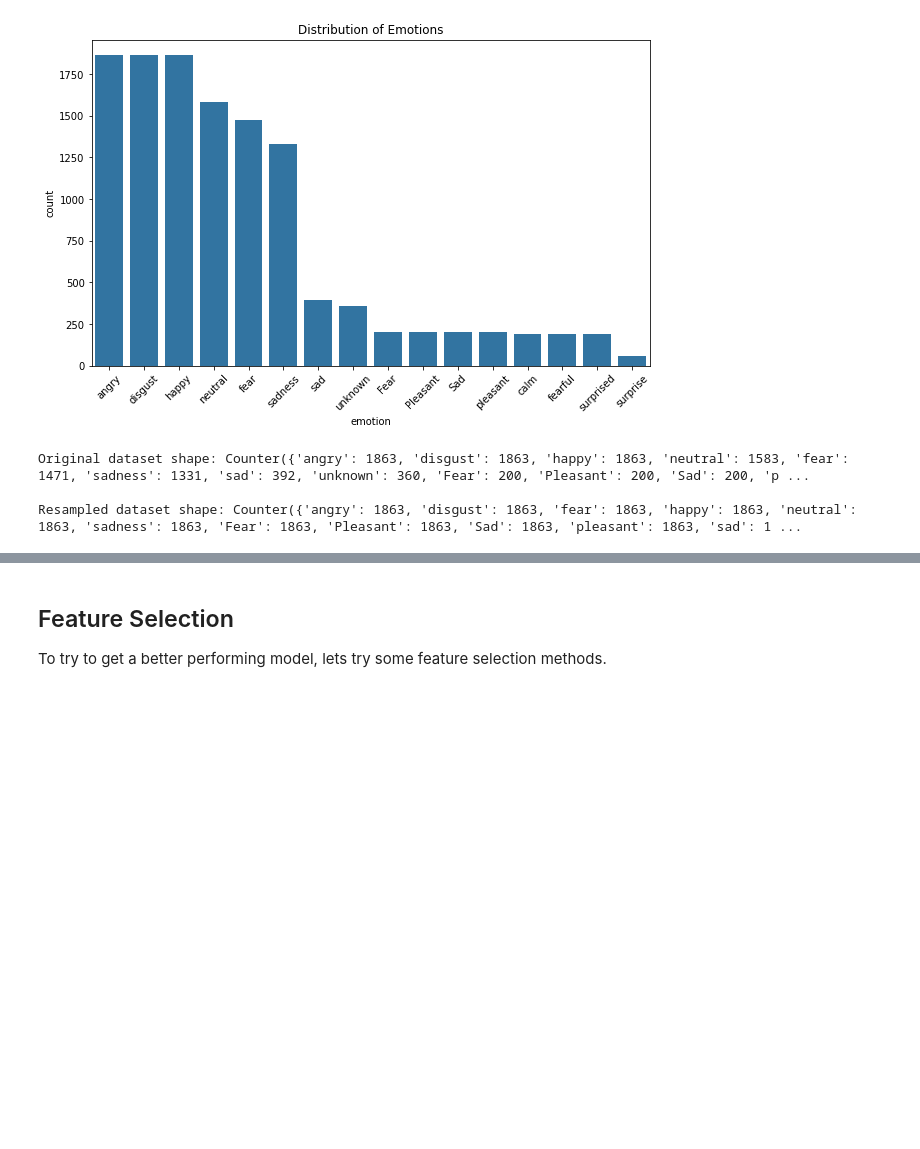
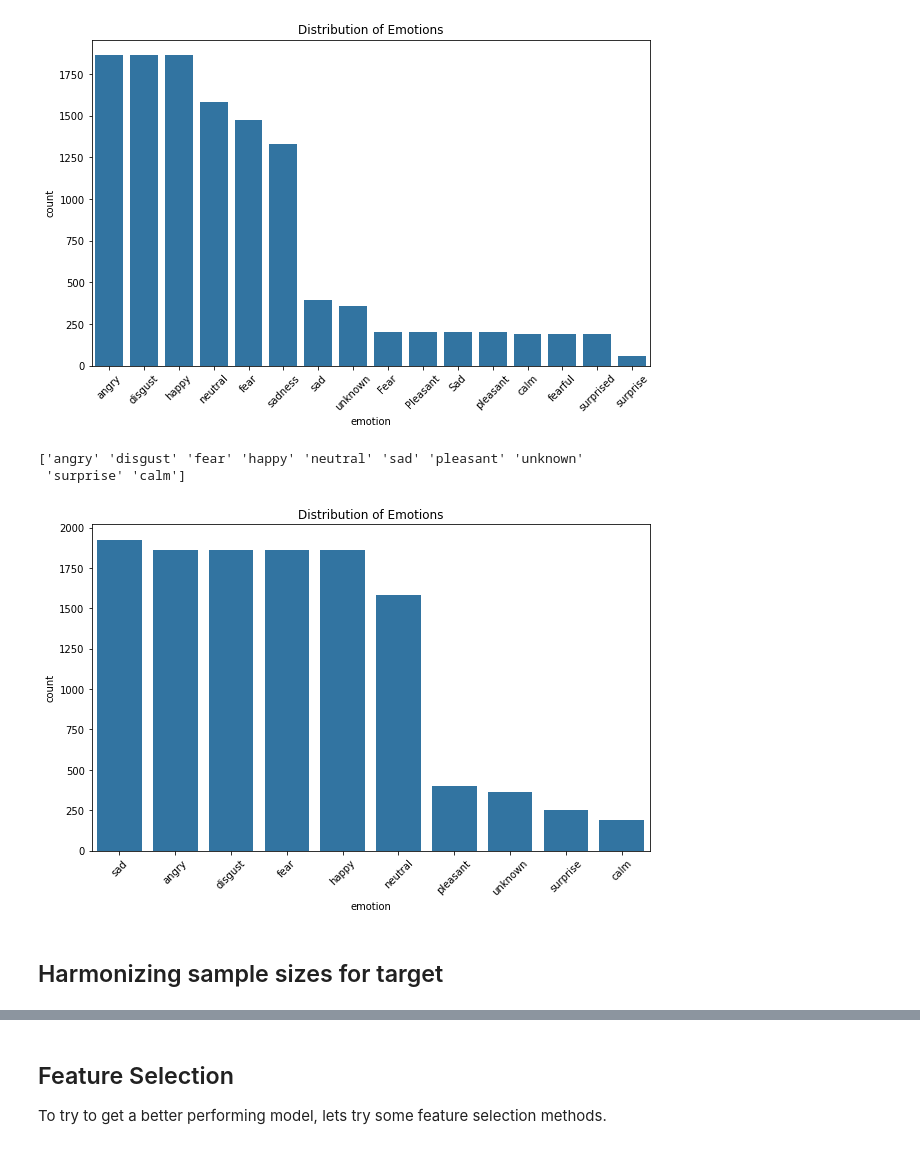
Before and after one commit to woodenikki/detecting-emotion-in-voice, a Jupyter notebook: notebook.ipynb, the cells around one changed output, grey strips where cells are left out. Saved outputs shown, nothing was run; the diff lists cells and outputs as text; code cells hidden in the pictures; blank space fills up the shorter version.

Commit message:
harmonize dataset to represent all target values equally

```diff
--- a/notebook.ipynb
+++ b/notebook.ipynb
@@ -454,6 +465,8 @@ clean_data['chroma'] = merged_data['chroma'].apply(lambda x: np.mean(x) if isins
 clean_data['zero_crossing_rate'] = merged_data['zero_crossing_rate'].apply(lambda x: x[0] if isinstance(x, (list, np.ndarray)) and len(x) > 0 else np.nan)
 clean_data['rms'] = merged_data['rms'].apply(lambda x: x[0] if isinstance(x, (list, np.ndarray)) and len(x) > 0 else np.nan)
 clean_data['pitch'] = merged_data['pitch']  # Directly store the existing value
+clean_data['path'] = merged_data['path']
+clean_data['filename'] = merged_data['filename']
 
 # Add the emotion column
 clean_data['emotion'] = merged_data['emotion']
@@ -506,20 +513,40 @@ plt.show()
 # Lets try using the SMOTE technique (Synthetic Minority Over-sampling):
 # %% [output]
 [figure]
-# %%
-# Initialize SMOTE
-smote = SMOTE(random_state=42)
-
-# Apply SMOTE to the training data
-smote = SMOTE(random_state=42)
-X_smote, y_smote = smote.fit_resample(X, y)
-
-# Verify the new distribution of the training data
-from collections import Counter
-print("Original dataset shape:", Counter(y))
-print()
-print("Resampled dataset shape:", Counter(y_smote))
-# %% [output]
-Original dataset shape: Counter({'angry': 1863, 'disgust': 1863, 'happy': 1863, 'neutral': 1583, 'fear': 1471, 'sadness': 1331, 'sad': 392, 'unknown': 360, 'Fear': 200, 'Pleasant': 200, 'Sad': 200, 'p ...
-
-Resampled dataset shape: Counter({'angry': 1863, 'disgust': 1863, 'fear': 1863, 'happy': 1863, 'neutral': 1863, 'sadness': 1863, 'Fear': 1863, 'Pleasant': 1863, 'Sad': 1863, 'pleasant': 1863, 'sad': 1 ...
+# %%
+# Lets combine columns that should be the same, such as 'Sad', 'sad', and 'sadness':
+
+clean_data['emotion'] = clean_data['emotion'].str.lower()  # Convert to lowercase
+
+# Replace specific values
+clean_data['emotion'] = clean_data['emotion'].replace({
+    'surprised': 'surprise',  # Change 'surprised' to 'surprise'
+    'sadness': 'sad',          # Combine 'sadness', 'sad', 'Sad' to 'sad'
+    'sad': 'sad',
+    'sadness': 'sad',
+    'pleasant': 'pleasant',
+    'fear': 'fear',
+    'fearful': 'fear',
+    'unknown': 'unknown',  # Optionally handle 'unknown' if desired
+})
+
+# Check unique values after standardization
+unique_emotions = clean_data['emotion'].unique()
+print(unique_emotions)
+# %% [output]
+['angry' 'disgust' 'fear' 'happy' 'neutral' 'sad' 'pleasant' 'unknown'
+ 'surprise' 'calm']
+# %%
+plt.figure(figsize=(10, 6))
+sns.countplot(data=clean_data, x='emotion', order=clean_data['emotion'].value_counts().index)
+plt.title('Distribution of Emotions')
+plt.xticks(rotation=45)
+plt.show()
+
+# this chart shows some a significant imbalance in the dataset.
+# lets reduce the higher classes like sad, angry, dusgust and so on to 1500,
+# then use SMOTE for underrepresented classes, bringing them also to 1500.
+# %% [output]
+[figure, added]
+# %% [markdown]
+## Harmonizing sample sizes for target
```
Also changed, not shown: parts of 30 cells of this notebook.
